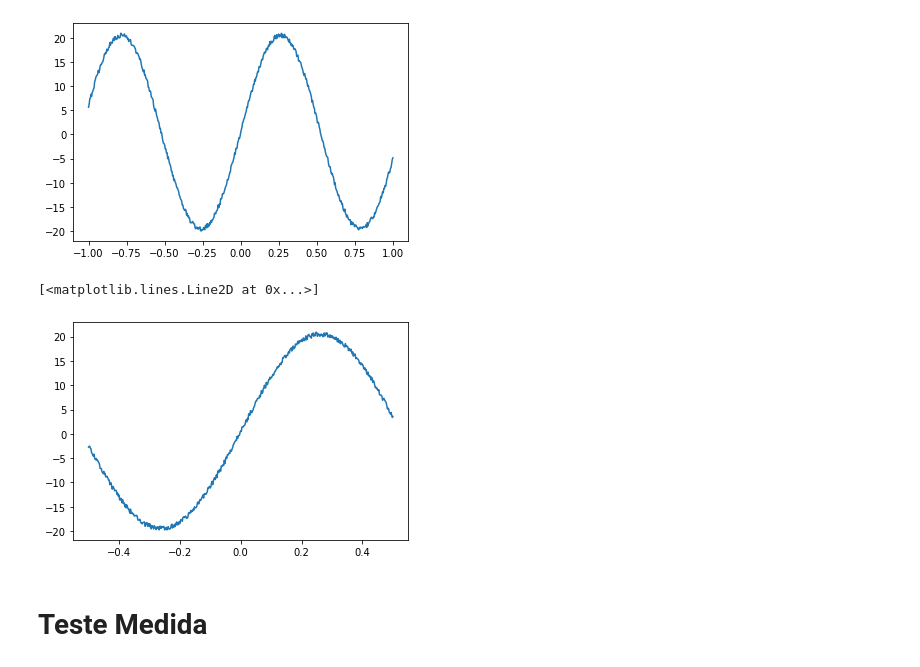
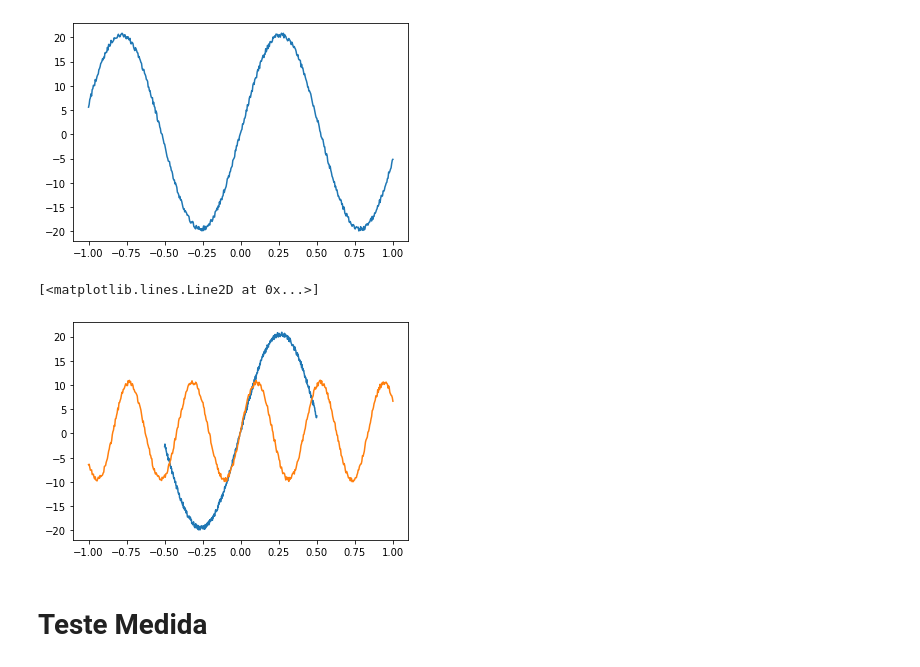
Before and after one commit to quantum-devices-physics-lab/measurement-instruments-python, a Jupyter notebook: QCodes_teste.ipynb, the cells around one changed output. Cells and saved outputs as stored; diff of their text form; code cells hidden in the pictures.

```diff
--- a/QCodes_teste.ipynb
+++ b/QCodes_teste.ipynb
@@ -61,12 +66,13 @@ plt.plot(osc.t_axis(),osc.wavesample())
 [<matplotlib.lines.Line2D at 0x...>]
 [figure]
 # %%
-osc.t_stop.set(-0.5)
-osc.t_start.set(0.5)
-plt.plot(osc.t_axis(),osc.wavesample())
+osc.ch1.t_stop.set(-0.5)
+osc.ch1.t_start.set(0.5)
+plt.plot(osc.ch1.t_axis(),osc.ch1.wavesample())
+plt.plot(osc.ch2.t_axis(),osc.ch2.wavesample())
 # %% [output]
 [<matplotlib.lines.Line2D at 0x...>]
-[figure, old version]
+[figure, new version]
 # %% [markdown]
 # Teste Medida
 # %%
```
Also changed, not shown: parts of 9 cells of this notebook.
